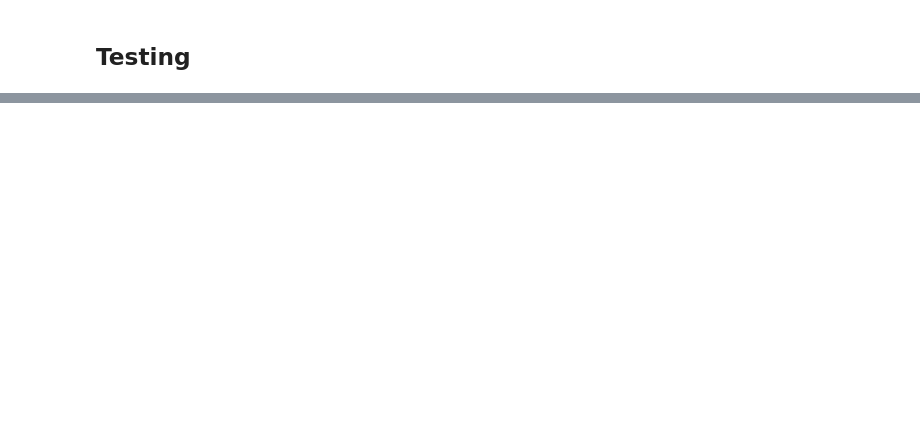
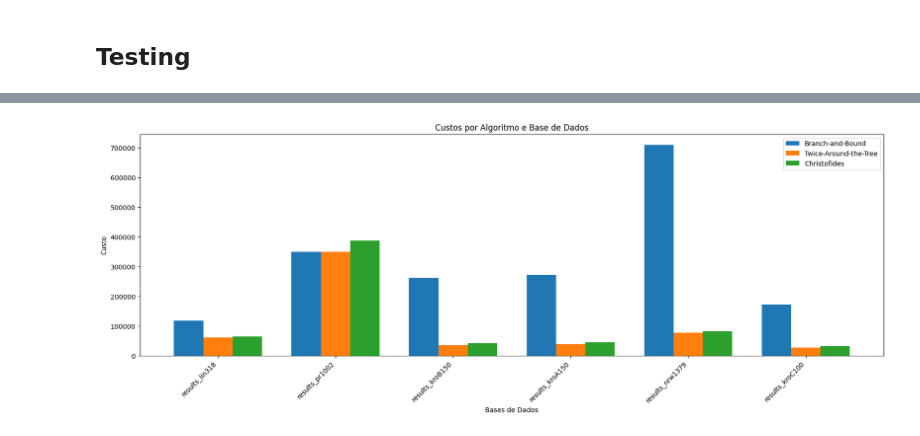
Before and after one commit to Chbmleao/Traveling-Salesman-Algorithms, a Jupyter notebook: tp2.ipynb, the cells around one changed output, grey strips where cells are left out. Drawn from its saved outputs; the diff is of its cells as text; code cells hidden in the pictures; blank space fills up the shorter version.

Commit message:
feat: plot some graphs

```diff
--- a/tp2.ipynb
+++ b/tp2.ipynb
@@ -165,10 +166,7 @@ def approximateTwiceAroundTheTree(graph, numVertices):
 # %% [markdown]
 ## Christofides
 # %%
-def findMinimumWeightMatching(graph, oddVertices):
-  if oddVertices is None:
-    oddVertices = range(len(graph))
-
+def perfectMatching(graph, oddVertices):
   edges = []
   for i in oddVertices:
     for j in oddVertices:
@@ -214,7 +212,7 @@ def christofides(graph, numVertices):
 
   oddVertices = [vertex for vertex, degree in enumerate(np.sum(mstAdjMatrix != np.inf, axis=1)) if degree % 2 != 0]
 
-  matchingEdges = findMinimumWeightMatching(graph, oddVertices)
+  matchingEdges = perfectMatching(graph, oddVertices)
 
   multigraph = mstAdjMatrix.copy()
   for edge in matchingEdges:
@@ -268,3 +266,5 @@ def getFilesInFolder(folderPath):
   return [os.path.join(folderPath, file) for file in os.listdir(folderPath) if os.path.isfile(os.path.join(folderPath, file))]
 
 files = getFilesInFolder("data")
+files.sort()
+print(files)
@@ -365,0 +410,6 @@ KeyboardInterrupt:
+# %%
+datasetsNames = []
+for i, dataset in enumerate(datasetsPaths):
+  datasetsNames.append((i, os.path.splitext(os.path.basename(dataset))[0]))
+
+print(datasetsNames)
@@ -365,0 +479,20 @@ KeyboardInterrupt:
+# %%
+datasetsEscolhidos = random.sample(datasetsNames, 15)
+datasetsIndexes = [elements[0] for elements in datasetsEscolhidos]
+datasetsEscolhidos = [elements[1] for elements in datasetsEscolhidos]
+
+algoritmos = ['Branch-and-Bound', 'Twice-Around-the-Tree', 'Christofides']
+
+custos = []
+indicesAExcluir = []
+for i, index in enumerate(datasetsIndexes):
+  if costs[index][0] < 3000000 and costs[index][0] > 100000:
+    custos.append([costs[index][0], costs[index][1], costs[index][2]])
+  else:
+    indicesAExcluir.append(i)
+custos = np.array(custos)
+
+for indice in reversed(indicesAExcluir):
+  del datasetsEscolhidos[indice]
+# %% [output]
+[figure, added]
```
Also changed, not shown: parts of 15 cells of this notebook.
